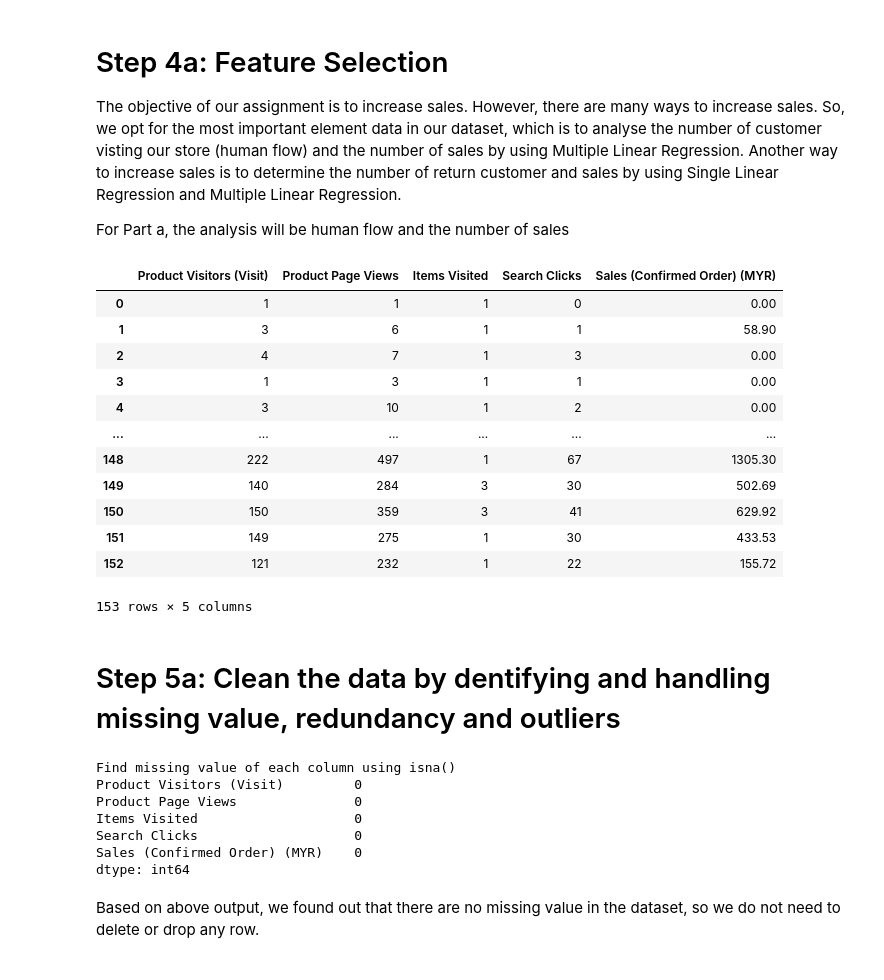
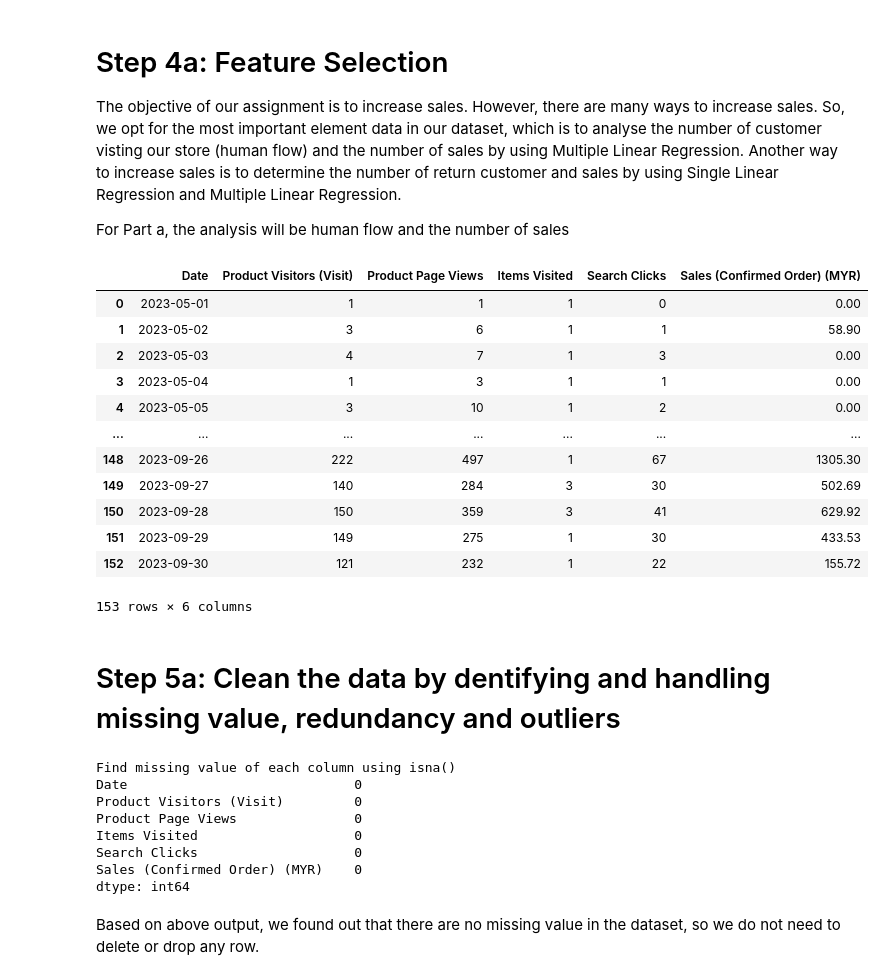
Before and after one commit to JingYuan0926/ChiliLado, a Jupyter notebook: ChiliLado.ipynb, the cells around one changed output. Drawn from its saved outputs; the diff is of its cells as text; code cells hidden in the pictures.

```diff
--- a/ChiliLado.ipynb
+++ b/ChiliLado.ipynb
@@ -153,31 +157,31 @@ For Part a, the analysis will be human flow and the number of sales
 # %%
 # DataFrame for objective 1
 df1 = df.copy()
 
 # Remove unwanted data columns that are irrelevant to the analysis
-drop_columns = ['Date','Product Bounce Visitors', 'Product Bounce Rate','Likes', 'Product Visitors (Add to Cart)',
+drop_columns = ['Product Bounce Visitors', 'Product Bounce Rate','Likes', 'Product Visitors (Add to Cart)',
        'Units (Add to Cart)', 'Conversion Rate (Add to Cart)','Buyers (Placed Order)', 'Units (Placed Order)', 'Items Placed',
        'Sales (Placed Order) (MYR)', 'Conversion Rate (Placed Order)','Buyers (Confirmed Order)', 'Units (Confirmed Order)',
        'Items Confirmed','Conversion Rate (Confirmed Order)','Conversion Rate (Placed to Confirmed)', 'Numbers of buyers',
        'Numbers of new buyers', 'Numbers of existing buyers','Percentage of new buyers', 'Percentage of repeat buyers']
 
 df1.drop(columns=drop_columns, inplace=True)
 
 display(df1)
 # %% [output]
-|  | Product Visitors (Visit) | Product Page Views | Items Visited | Search Clicks | Sales (Confirmed Order) (MYR) |
-| 0 | 1 | 1 | 1 | 0 | 0.00 |
-| 1 | 3 | 6 | 1 | 1 | 58.90 |
-| 2 | 4 | 7 | 1 | 3 | 0.00 |
-| 3 | 1 | 3 | 1 | 1 | 0.00 |
-| 4 | 3 | 10 | 1 | 2 | 0.00 |
-| ... | ... | ... | ... | ... | ... |
-| 148 | 222 | 497 | 1 | 67 | 1305.30 |
-| 149 | 140 | 284 | 3 | 30 | 502.69 |
-| 150 | 150 | 359 | 3 | 41 | 629.92 |
-| 151 | 149 | 275 | 1 | 30 | 433.53 |
-| 152 | 121 | 232 | 1 | 22 | 155.72 |
+|  | Date | Product Visitors (Visit) | Product Page Views | Items Visited | Search Clicks | Sales (Confirmed Order) (MYR) |
+| 0 | 2023-05-01 | 1 | 1 | 1 | 0 | 0.00 |
+| 1 | 2023-05-02 | 3 | 6 | 1 | 1 | 58.90 |
+| 2 | 2023-05-03 | 4 | 7 | 1 | 3 | 0.00 |
+| 3 | 2023-05-04 | 1 | 3 | 1 | 1 | 0.00 |
+| 4 | 2023-05-05 | 3 | 10 | 1 | 2 | 0.00 |
+| ... | ... | ... | ... | ... | ... | ... |
+| 148 | 2023-09-26 | 222 | 497 | 1 | 67 | 1305.30 |
+| 149 | 2023-09-27 | 140 | 284 | 3 | 30 | 502.69 |
+| 150 | 2023-09-28 | 150 | 359 | 3 | 41 | 629.92 |
+| 151 | 2023-09-29 | 149 | 275 | 1 | 30 | 433.53 |
+| 152 | 2023-09-30 | 121 | 232 | 1 | 22 | 155.72 |
-153 rows × 5 columns
+153 rows × 6 columns
 # %% [markdown]
 # Step 5a: Clean the data by dentifying and handling missing value, redundancy and outliers
 # %%
@@ -186,6 +190,7 @@ print("Find missing value of each column using isna()")
 print (df1.isna().sum())
 # %% [output]
 Find missing value of each column using isna()
+Date                             0
 Product Visitors (Visit)         0
 Product Page Views               0
 Items Visited                    0
```
Also changed, not shown: parts of 13 cells of this notebook, 2 other files.
